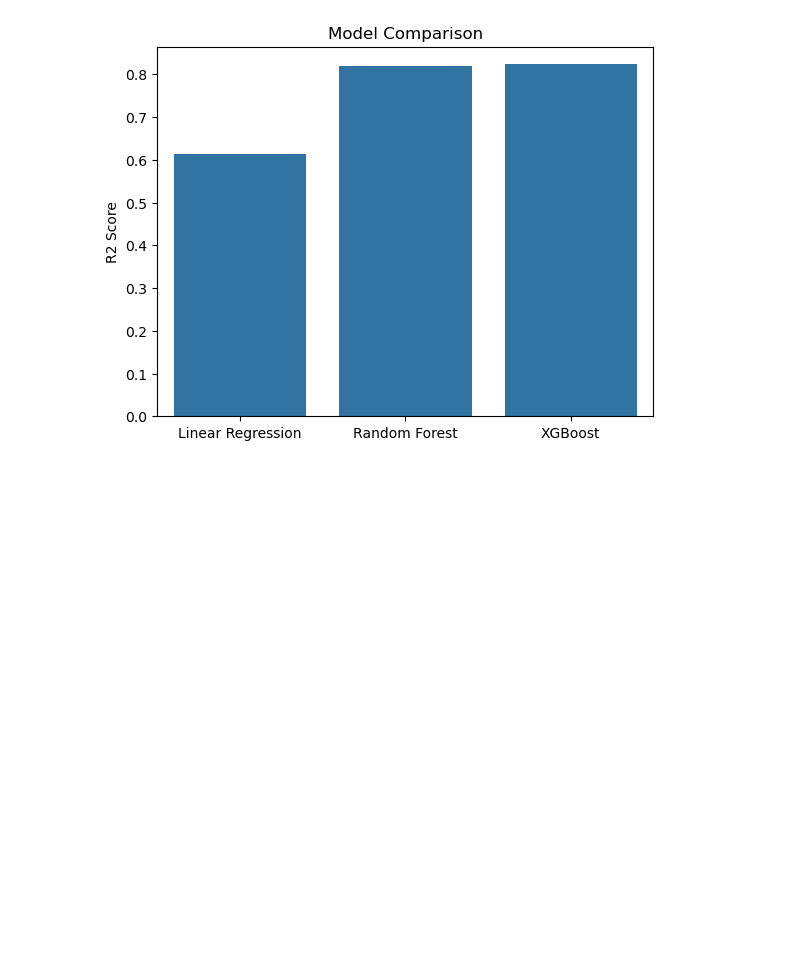
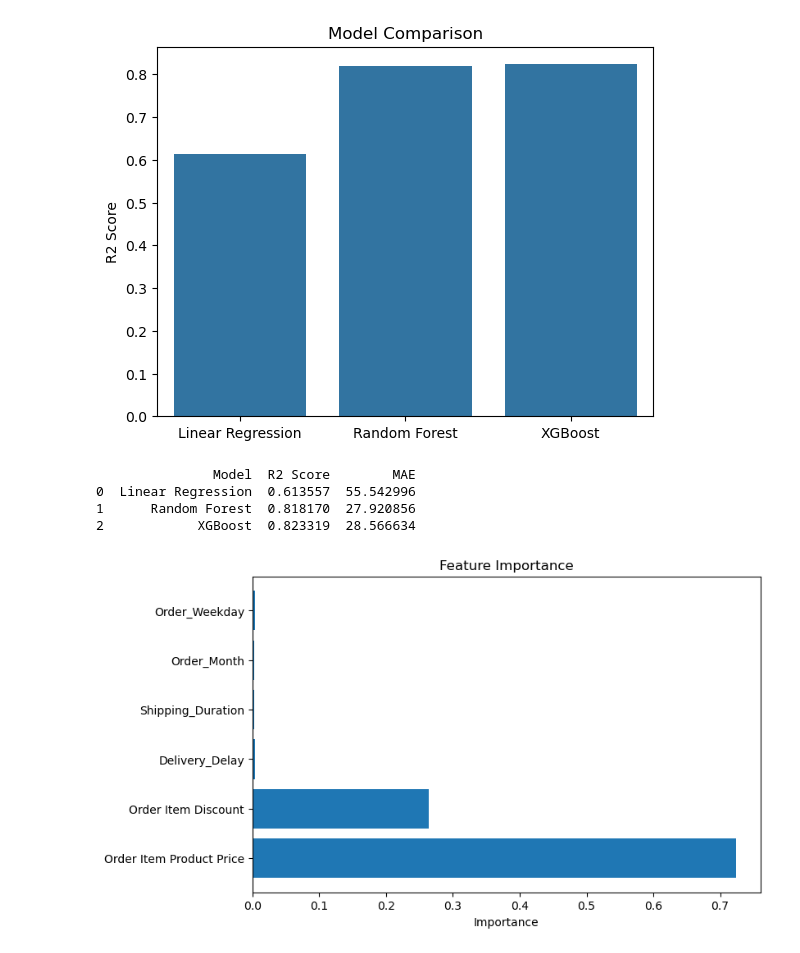
Before and after one commit to NajahSulthana/Supply-Chain-Sales-Forecasting, a Jupyter notebook: DataCo Supply chain analysis.ipynb, the cells around one changed output. Drawn from its saved outputs; the diff is of its cells as text; code cells hidden in the pictures; blank space fills up the shorter version.

```diff
--- a/DataCo Supply chain analysis.ipynb
+++ b/DataCo Supply chain analysis.ipynb
@@ -67,6 +79,8 @@ Before cleaning: (180519, 53)
 # %%
 #data cleaning
 df = df.fillna(method='ffill')
+# %%
+df.drop_duplicates(inplace=True)
 # %%
 Q1=df['Sales'].quantile(0.25)
 Q3=df['Sales'].quantile(0.75)
@@ -212,3 +226,29 @@ plt.ylabel("R2 Score")
 plt.show()
 # %% [output]
 [figure]
+# %%
+results = pd.DataFrame({"Model":["Linear Regression", "Random Forest", "XGBoost"],
+                        "R2 Score":[r2_score(y_test, lr_pred),
+                                    r2_score(y_test, rf_pred),
+                                    r2_score(y_test, y_pred)],
+                        "MAE":[mean_absolute_error(y_test, lr_pred),
+                               mean_absolute_error(y_test, rf_pred),
+                               mean_absolute_error(y_test, y_pred)]})
+print(results)
+# %% [output]
+               Model  R2 Score        MAE
+0  Linear Regression  0.613557  55.542996
+1      Random Forest  0.818170  27.920856
+2            XGBoost  0.823319  28.566634
+# %%
+model=best_model.named_steps['model']
+importances=model.feature_importances_
+feature_names=X.columns
+
+plt.figure(figsize=(8,5))
+plt.barh(feature_names, importances)
+plt.title("Feature Importance")
+plt.xlabel("Importance")
+plt.show()
+# %% [output]
+[figure, added]
```
Also changed, not shown: parts of 3 cells of this notebook.
